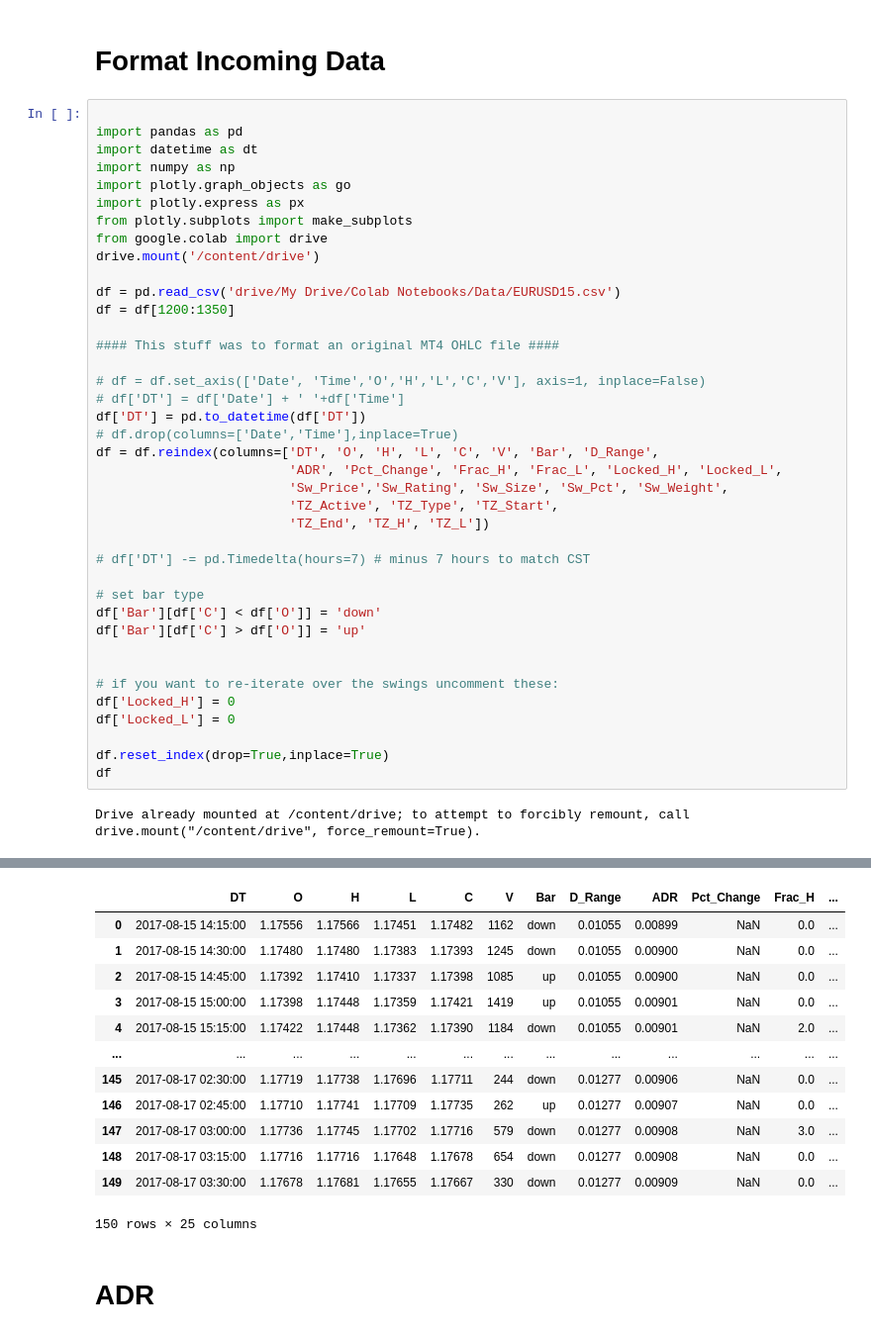
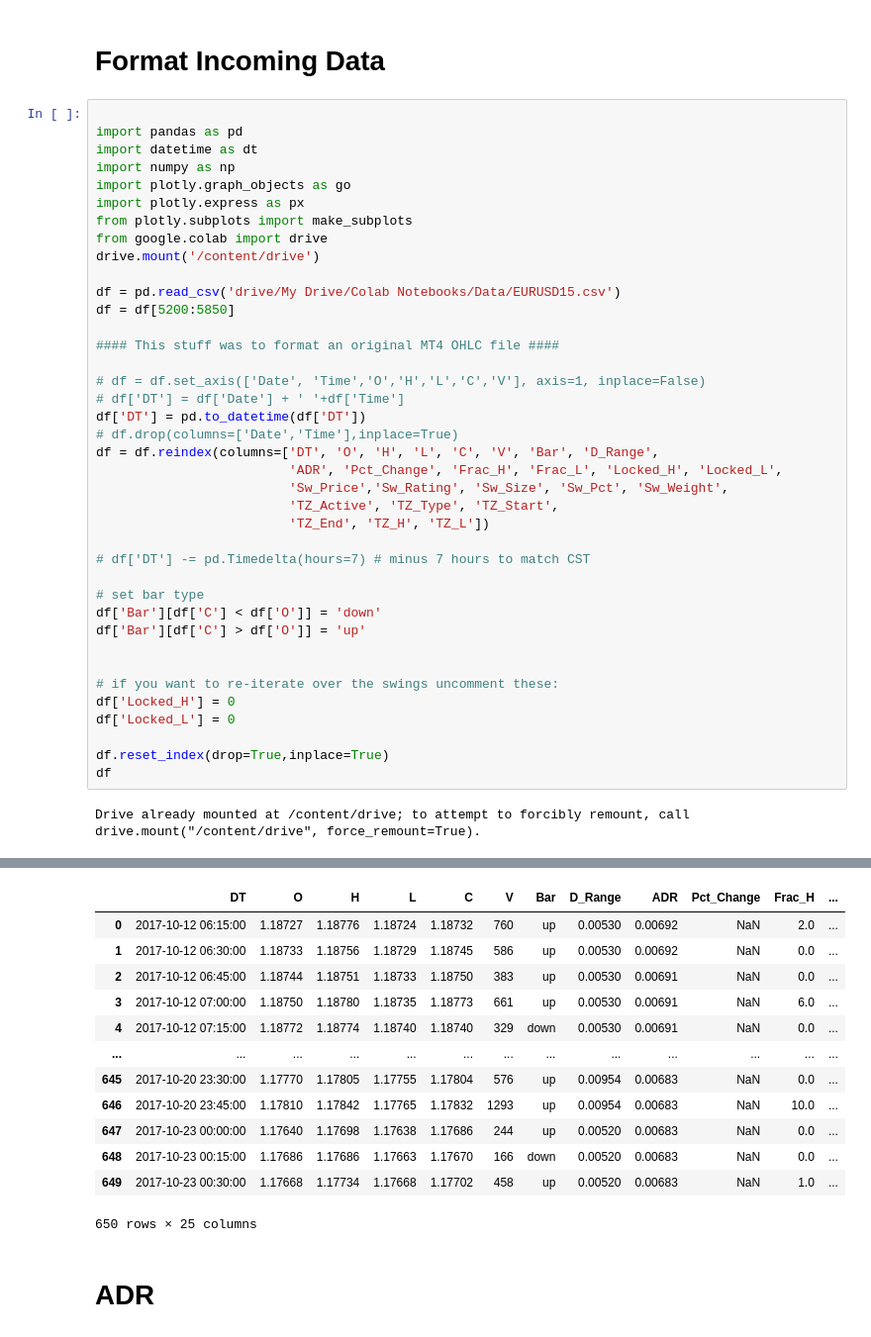
Before and after one commit to rrrudolph/trade, a Jupyter notebook: Strategy_Module.ipynb, the cells around one changed output, grey strips where cells are left out. Shown at 99% size. Saved outputs shown, nothing was run; the diff lists cells and outputs as text.

```diff
--- a/Strategy_Module.ipynb
+++ b/Strategy_Module.ipynb
@@ -15,7 +15,7 @@ from google.colab import drive
 drive.mount('/content/drive')
 
 df = pd.read_csv('drive/My Drive/Colab Notebooks/Data/EURUSD15.csv')
-df = df[1200:1350]
+df = df[5200:5850]
 
 #### This stuff was to format an original MT4 OHLC file ####
 
@@ -27,45 +27,45 @@ df = df.reindex(columns=['DT', 'O', 'H', 'L', 'C', 'V', 'Bar', 'D_Range',
                          'ADR', 'Pct_Change', 'Frac_H', 'Frac_L', 'Locked_H', 'Locked_L',
                          'Sw_Price','Sw_Rating', 'Sw_Size', 'Sw_Pct', 'Sw_Weight',
                          'TZ_Active', 'TZ_Type', 'TZ_Start',
                          'TZ_End', 'TZ_H', 'TZ_L'])
 
 # df['DT'] -= pd.Timedelta(hours=7) # minus 7 hours to match CST
 
 # set bar type
 df['Bar'][df['C'] < df['O']] = 'down'
 df['Bar'][df['C'] > df['O']] = 'up'
 
 
 # if you want to re-iterate over the swings uncomment these:
 df['Locked_H'] = 0
 df['Locked_L'] = 0
 
 df.reset_index(drop=True,inplace=True)
 df
 # %% [output]
 Drive already mounted at /content/drive; to attempt to forcibly remount, call drive.mount("/content/drive", force_remount=True).
 A value is trying to be set on a copy of a slice from a DataFrame
 
 See the caveats in the documentation: https://pandas.pydata.org/pandas-docs/stable/user_guide/indexing.html#returning-a-view-versus-a-copy
 
 
 
 A value is trying to be set on a copy of a slice from a DataFrame
 
 See the caveats in the documentation: https://pandas.pydata.org/pandas-docs/stable/user_guide/indexing.html#returning-a-view-versus-a-copy
 |  | DT | O | H | L | C | V | Bar | D_Range | ADR | Pct_Change | Frac_H | ... |
-| 0 | 2017-08-15 14:15:00 | 1.17556 | 1.17566 | 1.17451 | 1.17482 | 1162 | down | 0.01055 | 0.00899 | NaN | 0.0 | ... |
-| 1 | 2017-08-15 14:30:00 | 1.17480 | 1.17480 | 1.17383 | 1.17393 | 1245 | down | 0.01055 | 0.00900 | NaN | 0.0 | ... |
-| 2 | 2017-08-15 14:45:00 | 1.17392 | 1.17410 | 1.17337 | 1.17398 | 1085 | up | 0.01055 | 0.00900 | NaN | 0.0 | ... |
-| 3 | 2017-08-15 15:00:00 | 1.17398 | 1.17448 | 1.17359 | 1.17421 | 1419 | up | 0.01055 | 0.00901 | NaN | 0.0 | ... |
-| 4 | 2017-08-15 15:15:00 | 1.17422 | 1.17448 | 1.17362 | 1.17390 | 1184 | down | 0.01055 | 0.00901 | NaN | 2.0 | ... |
+| 0 | 2017-10-12 06:15:00 | 1.18727 | 1.18776 | 1.18724 | 1.18732 | 760 | up | 0.00530 | 0.00692 | NaN | 2.0 | ... |
+| 1 | 2017-10-12 06:30:00 | 1.18733 | 1.18756 | 1.18729 | 1.18745 | 586 | up | 0.00530 | 0.00692 | NaN | 0.0 | ... |
+| 2 | 2017-10-12 06:45:00 | 1.18744 | 1.18751 | 1.18733 | 1.18750 | 383 | up | 0.00530 | 0.00691 | NaN | 0.0 | ... |
+| 3 | 2017-10-12 07:00:00 | 1.18750 | 1.18780 | 1.18735 | 1.18773 | 661 | up | 0.00530 | 0.00691 | NaN | 6.0 | ... |
+| 4 | 2017-10-12 07:15:00 | 1.18772 | 1.18774 | 1.18740 | 1.18740 | 329 | down | 0.00530 | 0.00691 | NaN | 0.0 | ... |
 | ... | ... | ... | ... | ... | ... | ... | ... | ... | ... | ... | ... | ... |
-| 145 | 2017-08-17 02:30:00 | 1.17719 | 1.17738 | 1.17696 | 1.17711 | 244 | down | 0.01277 | 0.00906 | NaN | 0.0 | ... |
-| 146 | 2017-08-17 02:45:00 | 1.17710 | 1.17741 | 1.17709 | 1.17735 | 262 | up | 0.01277 | 0.00907 | NaN | 0.0 | ... |
-| 147 | 2017-08-17 03:00:00 | 1.17736 | 1.17745 | 1.17702 | 1.17716 | 579 | down | 0.01277 | 0.00908 | NaN | 3.0 | ... |
-| 148 | 2017-08-17 03:15:00 | 1.17716 | 1.17716 | 1.17648 | 1.17678 | 654 | down | 0.01277 | 0.00908 | NaN | 0.0 | ... |
-| 149 | 2017-08-17 03:30:00 | 1.17678 | 1.17681 | 1.17655 | 1.17667 | 330 | down | 0.01277 | 0.00909 | NaN | 0.0 | ... |
+| 645 | 2017-10-20 23:30:00 | 1.17770 | 1.17805 | 1.17755 | 1.17804 | 576 | up | 0.00954 | 0.00683 | NaN | 0.0 | ... |
+| 646 | 2017-10-20 23:45:00 | 1.17810 | 1.17842 | 1.17765 | 1.17832 | 1293 | up | 0.00954 | 0.00683 | NaN | 10.0 | ... |
+| 647 | 2017-10-23 00:00:00 | 1.17640 | 1.17698 | 1.17638 | 1.17686 | 244 | up | 0.00520 | 0.00683 | NaN | 0.0 | ... |
+| 648 | 2017-10-23 00:15:00 | 1.17686 | 1.17686 | 1.17663 | 1.17670 | 166 | down | 0.00520 | 0.00683 | NaN | 0.0 | ... |
+| 649 | 2017-10-23 00:30:00 | 1.17668 | 1.17734 | 1.17668 | 1.17702 | 458 | up | 0.00520 | 0.00683 | NaN | 1.0 | ... |
-150 rows × 25 columns
+650 rows × 25 columns
 # %% [markdown]
 # ADR
 # %%
```
Also changed, not shown: parts of 8 cells of this notebook.
